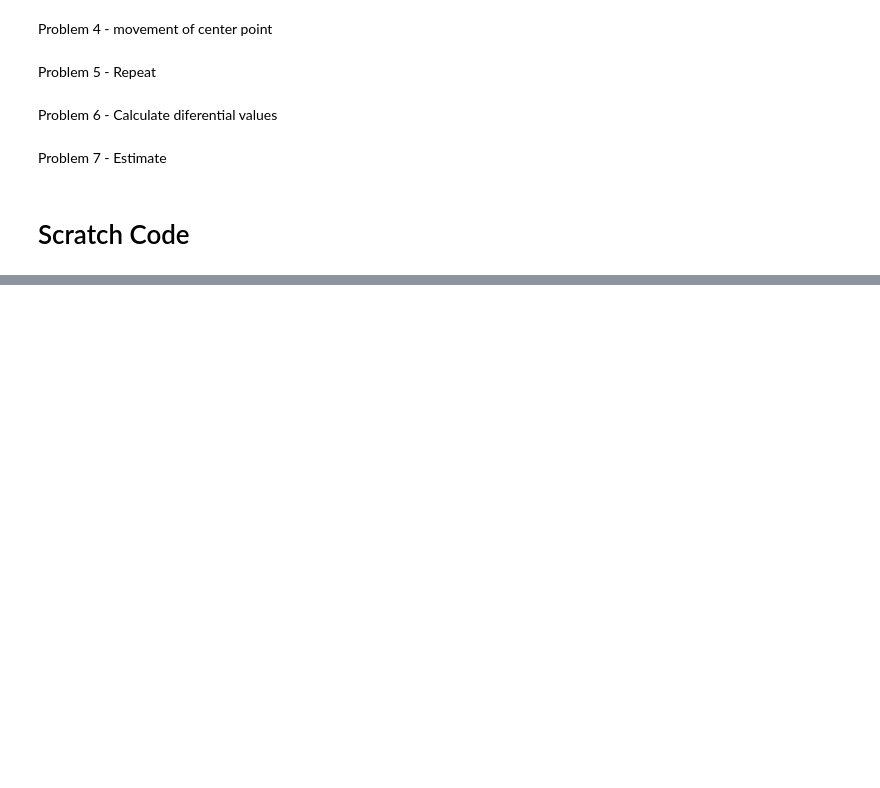
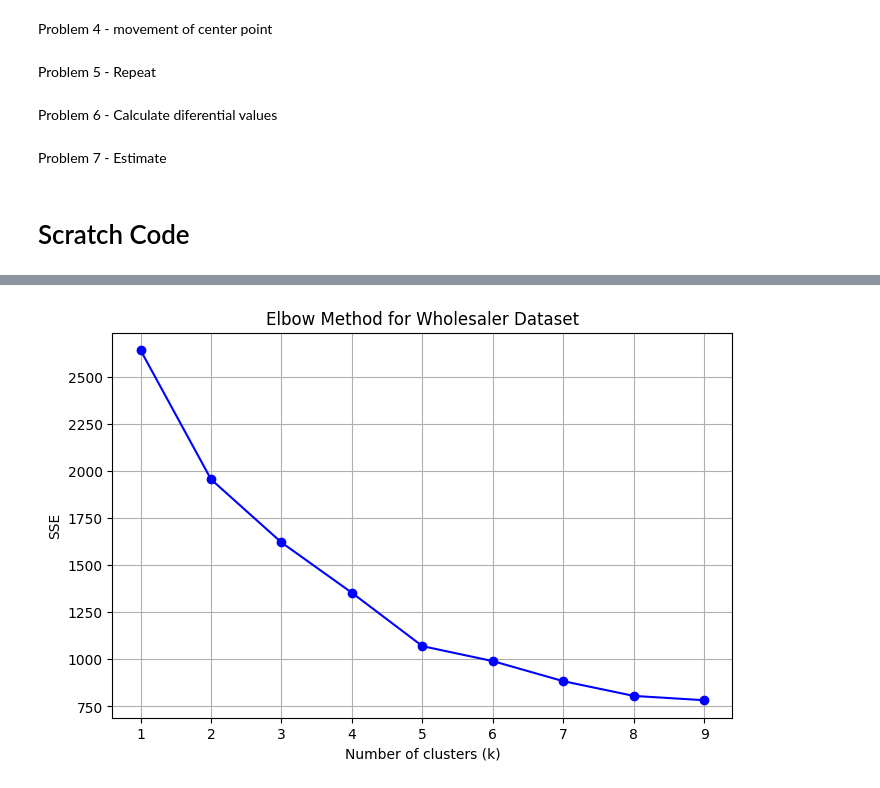
Before and after one commit to WalterPHD/Ai-Data, a Jupyter notebook: Clustering.ipynb, the cells around one changed output, grey strips where cells are left out. Saved outputs shown, nothing was run; the diff lists cells and outputs as text; code cells hidden in the pictures; blank space fills up the shorter version.

```diff
--- a/Clustering.ipynb
+++ b/Clustering.ipynb
@@ -346,0 +520,36 @@ class ScratchKMeans():
+# %%
+import pandas as pd
+from sklearn.preprocessing import StandardScaler
+from sklearn.decomposition import PCA
+import matplotlib.pyplot as plt
+
+# Load wholesaler dataset
+data = pd.read_csv("Wholesale customers data.csv")
+
+# Extract features only
+X = data[["Fresh", "Milk", "Grocery", "Frozen", "Detergents_Paper", "Delicassen"]].values
+
+# Standardizing the features
+scaler = StandardScaler()
+X_scaled = scaler.fit_transform(X)
+
+# Reducing dimensionality for visualization purposes
+pca = PCA(n_components=2)
+X_pca = pca.fit_transform(X_scaled)
+
+# Elbow method
+elbow = {}
+for k in range(1, 10):
+    model = ScratchKMeans(n_clusters=k, n_init=5, n_iter=100)
+    model.fit(X_scaled)
+    elbow[k] = model.best_sse
+
+plt.figure(figsize=(8, 5))
+plt.plot(list(elbow.keys()), list(elbow.values()), 'bo-')
+plt.xlabel('Number of clusters (k)')
+plt.ylabel('SSE')
+plt.title('Elbow Method for Wholesaler Dataset')
+plt.grid(True)
+plt.show()
+# %% [output]
+[figure, added]
```
Also changed, not shown: parts of 20 cells of this notebook.
